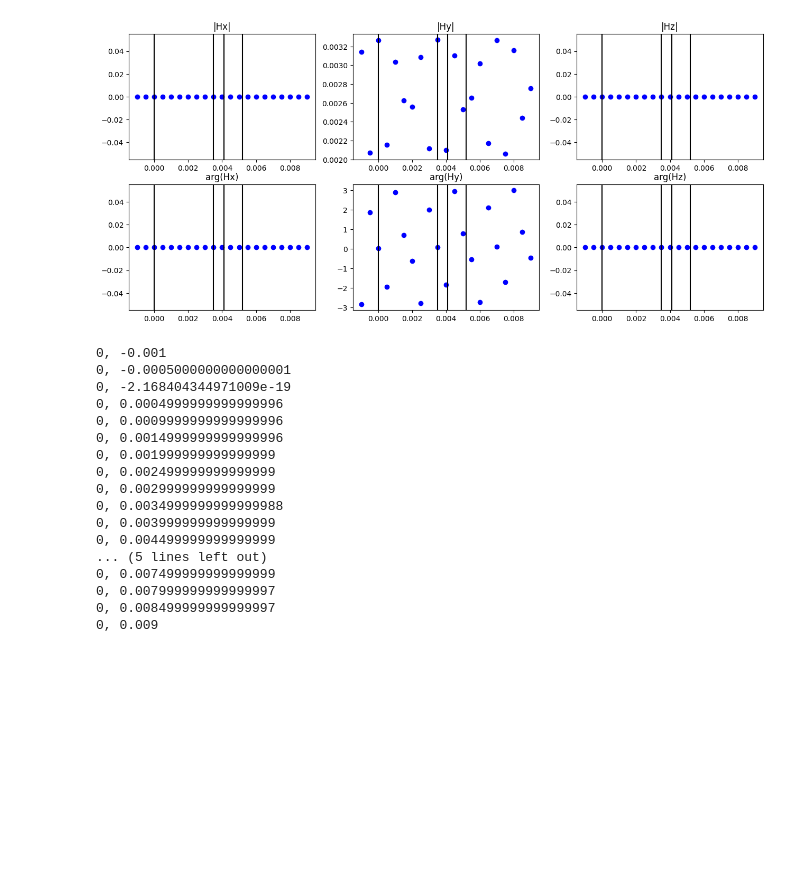
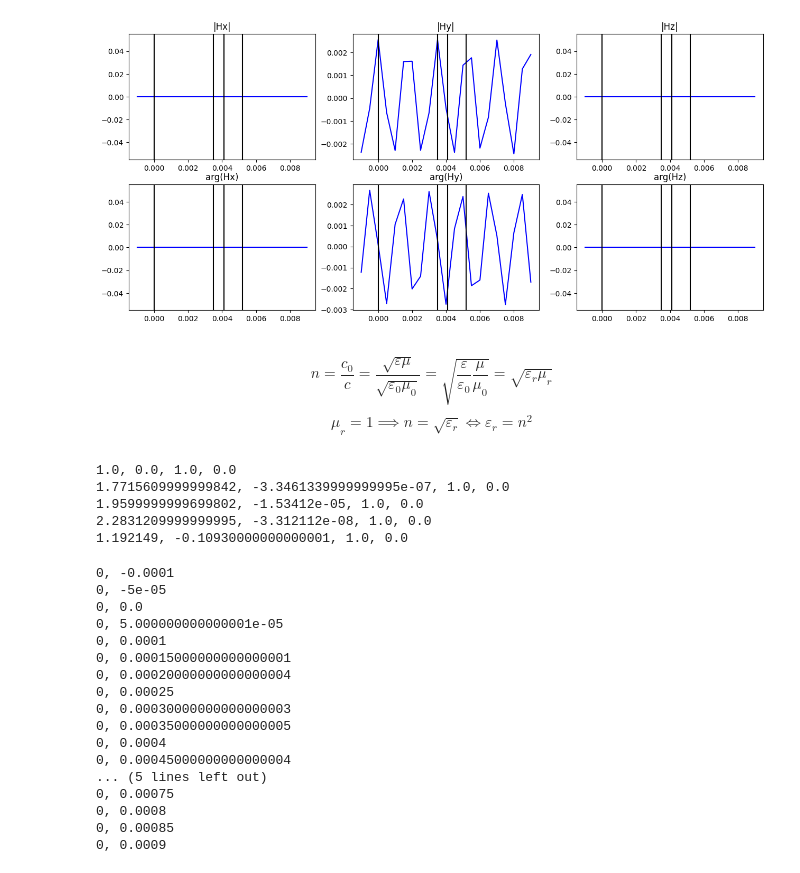
Before and after one commit to 00ste/em-field-on-multilayer, a Jupyter notebook: output-analysis.ipynb, the cells around one changed output. Drawn from its saved outputs; the diff is of its cells as text; code cells hidden in the pictures; blank space fills up the shorter version.

```diff
--- a/output-analysis.ipynb
+++ b/output-analysis.ipynb
@@ -3,10 +3,10 @@ import numpy as np
 import matplotlib.pyplot as plt
 import pandas as pd
 # %%
-data = pd.read_csv('output.csv', header=None, delimiter=';')
+data = pd.read_csv('output-first-test-real-imag.csv', header=None, delimiter=';')
 # %%
 # interfaces = []
-interfaces = [0, 3.5e-3, 4.1e-3, 5.2e-3]
+interfaces = [0, 3.5e-4, 4.1e-4, 5.2e-4]
 # %%
 fig, axs = plt.subplots(2, 3)
 plt.subplots_adjust(top=1.2, right=2.0)
@@ -32,44 +32,71 @@ for i in range(2):
 # %%
 fig, axs = plt.subplots(2, 3)
 plt.subplots_adjust(top=1.2, right=2.0)
-axs[0][0].plot(data[1], data[8], 'bo')
+axs[0][0].plot(data[1], data[8], 'b')
 axs[0][0].set_title('|Hx|')
-axs[0][1].plot(data[1], data[10], 'bo')
+axs[0][1].plot(data[1], data[10], 'b')
 axs[0][1].set_title('|Hy|')
-axs[0][2].plot(data[1], data[12], 'bo')
+axs[0][2].plot(data[1], data[12], 'b')
 axs[0][2].set_title('|Hz|')
-axs[1][0].plot(data[1], data[9], 'bo')
+axs[1][0].plot(data[1], data[9], 'b')
 axs[1][0].set_title('arg(Hx)')
-axs[1][1].plot(data[1], data[11], 'bo')
+axs[1][1].plot(data[1], data[11], 'b')
 axs[1][1].set_title('arg(Hy)')
-axs[1][2].plot(data[1], data[13], 'bo')
+axs[1][2].plot(data[1], data[13], 'b')
 axs[1][2].set_title('arg(Hz)')
 
 for i in range(2):
     for j in range(3):
         for interface in interfaces:
             axs[i][j].axvline(x=interface, c='k')
 # %% [output]
-[figure, old version]
+[figure, new version]
+# %% [markdown]
+$$
+n=\frac{c_0}{c}=\frac{\sqrt{\varepsilon\mu}}{\sqrt{\varepsilon_0\mu_0}}=\sqrt{\frac{\varepsilon}{\varepsilon_0}\frac{\mu}{\mu_0}}=\sqrt{\varepsilon_r\mu_r}
+$$
+$$
+\mu_r=1\implies n=\sqrt{\varepsilon_r}\iff\varepsilon_r=n^2
+$$
+# %%
+# convert refraction indices into relative epsilon assuming relative mu = 1
+
+refraction_indices = [
+    1.0,
+    1.331 - 1.257e-7j,
+    1.4 - 5.479e-6j,
+    1.511 - 1.096e-8j,
+    1.093 - 0.05j
+]
+
+for refraction_index in refraction_indices:
+    relative_epsilon = refraction_index**2
+    print(f'{relative_epsilon.real}, {relative_epsilon.imag}, 1.0, 0.0')
+# %% [output]
+1.0, 0.0, 1.0, 0.0
+1.7715609999999842, -3.3461339999999995e-07, 1.0, 0.0
+1.9599999999699802, -1.53412e-05, 1.0, 0.0
+2.2831209999999995, -3.312112e-08, 1.0, 0.0
+1.192149, -0.10930000000000001, 1.0, 0.0
 # %%
-for z in np.linspace(-1e-3, 9e-3, 21):
+for z in np.linspace(-1e-4, 9e-4, 21):
 # for z in np.linspace(-1e-3, 0.1e-6, 101):
     print(f'0, {z}')
 # %% [output]
-0, -0.001
-0, -0.0005000000000000001
-0, -2.168404344971009e-19
-0, 0.0004999999999999996
-0, 0.0009999999999999996
-0, 0.0014999999999999996
-0, 0.001999999999999999
-0, 0.002499999999999999
-0, 0.002999999999999999
-0, 0.0034999999999999988
-0, 0.003999999999999999
-0, 0.004499999999999999
+0, -0.0001
+0, -5e-05
+0, 0.0
+0, 5.000000000000001e-05
+0, 0.0001
+0, 0.00015000000000000001
+0, 0.00020000000000000004
+0, 0.00025
+0, 0.00030000000000000003
+0, 0.00035000000000000005
+0, 0.0004
+0, 0.00045000000000000004
 ... (5 lines left out)
-0, 0.007499999999999999
-0, 0.007999999999999997
-0, 0.008499999999999997
-0, 0.009
+0, 0.00075
+0, 0.0008
+0, 0.00085
+0, 0.0009
```
Also changed, not shown: parts of 1 cell of this notebook, 7 other files.
